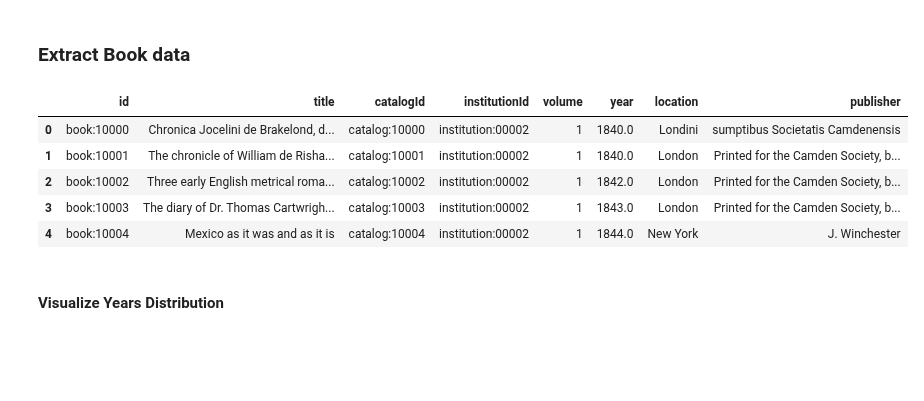
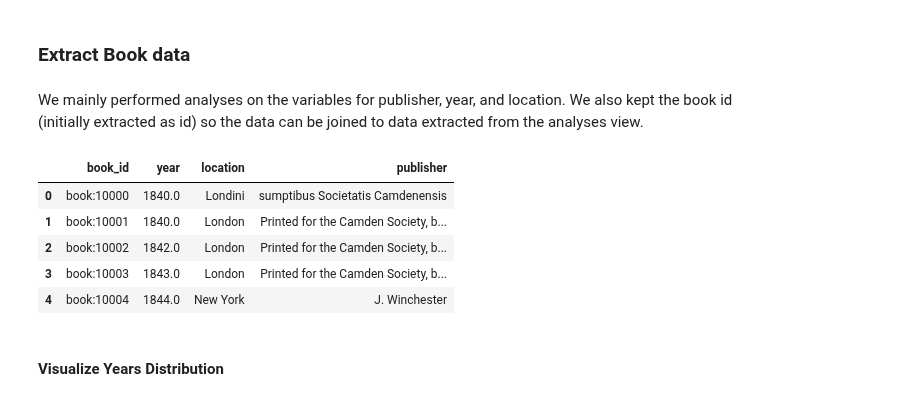
Before and after one commit to hujingc/umsi_loc_anc, a Jupyter notebook: Data Extraction and Visualization.ipynb, the cells around one changed output. Saved outputs shown, nothing was run; the diff lists cells and outputs as text; code cells hidden in the pictures; blank space fills up the shorter version.

```diff
--- a/Data Extraction and Visualization.ipynb
+++ b/Data Extraction and Visualization.ipynb
@@ -175,23 +183,24 @@ sec=pd.concat([sec_data, sec_frame], axis=1)
 # %% [markdown]
 ### Extract Book data
+# %% [markdown]
+We mainly performed analyses on the variables for publisher, year, and location. We also kept the book id (initially extracted as id) so the data can be joined to data extracted from the analyses view.
 # %%
 rows = db.view('pca/query-books')
 data = [row['value'] for row in rows]
 # %%
-books = pd.DataFrame(data)[['id','title','catalogId','institutionId','volume','year','location','publisher']]
+books = pd.DataFrame(data)[['id','year','location','publisher']]
+books.rename(columns={'id':'book_id'}, inplace=True)
 books.publisher = books.publisher.apply(lambda y: np.nan if y=='' else y)
 books.year = books.year.apply(lambda y: np.nan if y=='' else int(y))
 
-books=books.astype({'publisher': 'str'})
-
 books.head()
 # %% [output]
-|  | id | title | catalogId | institutionId | volume | year | location | publisher |
-| 0 | book:10000 | Chronica Jocelini de Brakelond, d... | catalog:10000 | institution:00002 | 1 | 1840.0 | Londini | sumptibus Societatis Camdenensis |
-| 1 | book:10001 | The chronicle of William de Risha... | catalog:10001 | institution:00002 | 1 | 1840.0 | London | Printed for the Camden Society, b... |
-| 2 | book:10002 | Three early English metrical roma... | catalog:10002 | institution:00002 | 1 | 1842.0 | London | Printed for the Camden Society, b... |
-| 3 | book:10003 | The diary of Dr. Thomas Cartwrigh... | catalog:10003 | institution:00002 | 1 | 1843.0 | London | Printed for the Camden Society, b... |
-| 4 | book:10004 | Mexico as it was and as it is | catalog:10004 | institution:00002 | 1 | 1844.0 | New York | J. Winchester |
+|  | book_id | year | location | publisher |
+| 0 | book:10000 | 1840.0 | Londini | sumptibus Societatis Camdenensis |
+| 1 | book:10001 | 1840.0 | London | Printed for the Camden Society, b... |
+| 2 | book:10002 | 1842.0 | London | Printed for the Camden Society, b... |
+| 3 | book:10003 | 1843.0 | London | Printed for the Camden Society, b... |
+| 4 | book:10004 | 1844.0 | New York | J. Winchester |
 # %% [markdown]
 #### Visualize Years Distribution
 # %%
```
Also changed, not shown: parts of 22 cells of this notebook, 1 other file.
